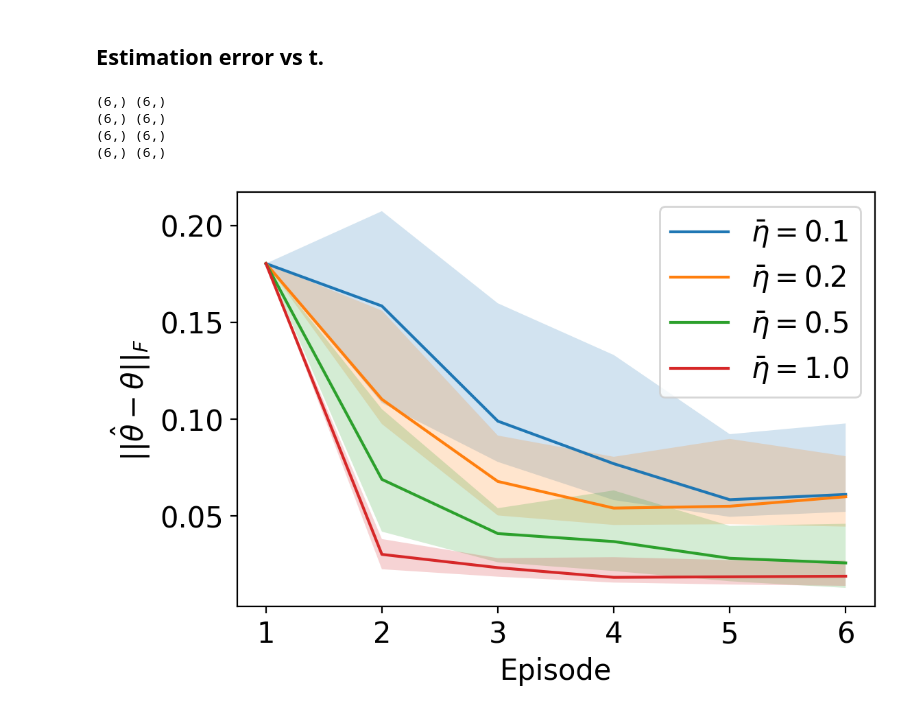
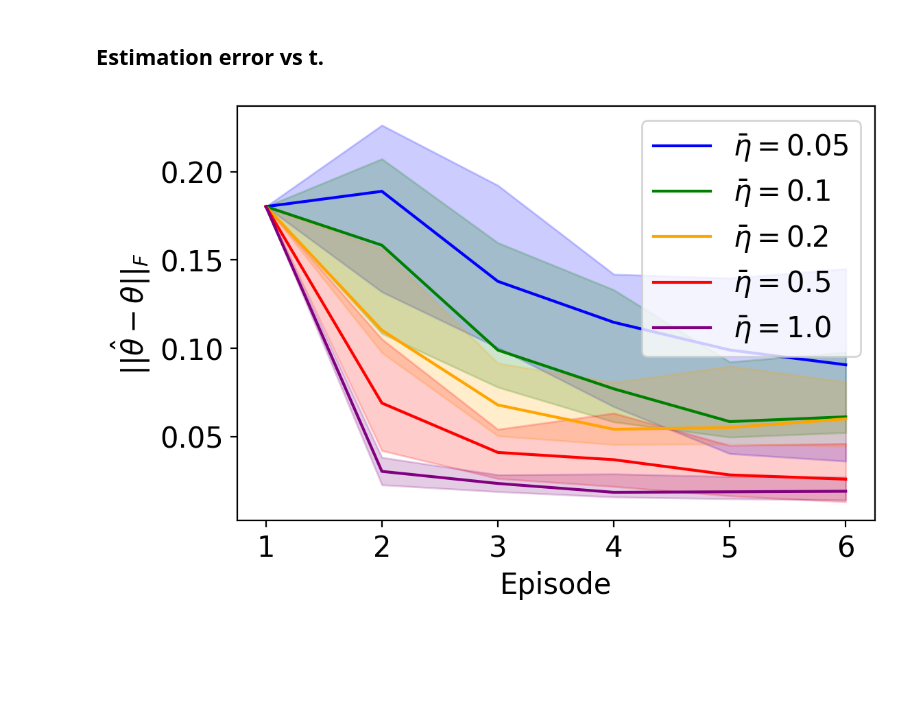
Before and after one commit to CoNG-harvard/SafeLearning, a Jupyter notebook: notebooks/Quadrotor1D/Plotting Core.ipynb, the cells around one changed output. Saved outputs shown, nothing was run; the diff lists cells and outputs as text; code cells hidden in the pictures; blank space fills up the shorter version.

```diff
--- a/notebooks/Quadrotor1D/Plotting Core.ipynb
+++ b/notebooks/Quadrotor1D/Plotting Core.ipynb
@@ -108,4 +113,4 @@ for alg in control_alg:
 
     costs[alg] = cost(Q,x_hist)+cost(R,u_hist[:,:,np.newaxis,np.newaxis])
 # %%
-data['Parameters']
+data['Parameters']['eta_bars']=etas
@@ -151,10 +160,13 @@ plt.show()
 # %%
+l_percentile = 0
+u_percentile = 90
+
 plt.figure(dpi=200)
 ax = plt.gca()
 for key,item in expected_costs.items():
     if key!='ConstrainedDAP':
-        plot_with_percentile(ax,np.cumsum(item-expected_costs['ConstrainedDAP'],axis=-1),0,90\
-                             ,indices = np.arange(item.shape[1])*50,label=key)
+        plot_with_percentile(ax,np.cumsum(item-expected_costs['ConstrainedDAP'],axis=-1),l_percentile,u_percentile\
+                             ,indices = np.arange(item.shape[1])*50,label=key,color = colors[key])
         ax.set_yscale('log')
 ax.set_ylabel('Expected Cumulative Regret')
 ax.set_xlabel(r'$t$')
@@ -168,4 +180,8 @@ plt.show()
 # %%
+l_percentile = 0
+
+u_percentile = 90
+
 plt.figure(dpi=200)
 ax = plt.gca()
 for key,item in expected_costs.items():
@@ -173,8 +189,8 @@ for key,item in expected_costs.items():
     if key!='ConstrainedDAP':
         indices = np.arange(item.shape[1])*50
 #         plot_with_errorband(ax,np.cumsum(item-expected_costs['ConstrainedDAP'],axis=-1)/(indices+1),indices = indices,label=key,stepped=False)
-        plot_with_percentile(ax,np.cumsum(item-expected_costs['ConstrainedDAP'],axis=-1)/(indices+1),0,90\
-                             ,indices = indices,label=key)
+        plot_with_percentile(ax,np.cumsum(item-expected_costs['ConstrainedDAP'],axis=-1)/(indices+1),l_percentile,u_percentile\
+                             ,indices = indices,label=key,color = colors[key])
 
         ax.set_yscale('log')
 ax.set_ylabel(r'$\frac{Expected~Cumulative~Regret}{t}$')
@@ -192,0 +229,21 @@ plt.show()
+# %%
+percentile = 100
+plt.figure(dpi=200)
+ax = plt.gca()
+for key,item in expected_costs.items():
+
+    if key!='ConstrainedDAP':
+        indices = np.arange(item.shape[1])*50
+#         plot_with_errorband(ax,np.cumsum(item-expected_costs['ConstrainedDAP'],axis=-1)/(indices+1),indices = indices,label=key,stepped=False)
+        plot_percentile(ax,np.cumsum(item-expected_costs['ConstrainedDAP'],axis=-1)/(indices+1),percentile\
+                             ,indices = indices,label=key)
+
+        ax.set_yscale('log')
+ax.set_ylabel(r'$\frac{Expected~Cumulative~Regret}{t}$')
+ax.set_xlabel(r'$t$')
+ax.set_title(r'${}$ percentile'.format(percentile))
+ax.legend()
+
+plt.tight_layout()
+plt.savefig('./figures/ExpectedRegret{}Percentile.png')
+plt.show()
@@ -245,39 +304,36 @@ plt.show()
 # %% [markdown]
 ## Estimation error vs t.
 # %%
-
+l_percentile = 25
+u_percentile = 75
 plt.figure(dpi=200)
 ax = plt.gca()
 for key,item in data.items():
 
     if key!='ConstrainedDAP' and key!='Parameters':
 
 
         thetas = [d['theta'] for d in item]
 
         As = np.array([[t[0] for t in theta_hist] for theta_hist in thetas])
         Bs = np.array([[t[1] for t in theta_hist] for theta_hist in thetas])
         # As.shape = (# trials, # refits, x_dim, x_dim)
         # Bs.shape = (# trials, # refits, x_dim, u_dim)
 
         A_diff = np.linalg.norm(As-A,'fro',axis=(-1,-2))
         B_diff = np.linalg.norm(Bs-B,'fro',axis=(-1,-2))
         theta_diff = np.sqrt(A_diff**2+B_diff**2)
 
 
 
 #         plot_with_errorband(ax,theta_diff,1+np.arange(theta_diff.shape[1],),label=r'$\bar\eta=${}'.format(name_to_eta[key]))
-        plot_with_percentile(ax,theta_diff,25,75,\
-                            1+np.arange(theta_diff.shape[1]),label=r'$\bar\eta=${}'.format(name_to_eta[key]))
+        plot_with_percentile(ax,theta_diff,l_percentile,u_percentile,\
+                            1+np.arange(theta_diff.shape[1]),label=r'$\bar\eta=${}'.format(name_to_eta[key]),color=colors[key])
         ax.set_xticks(range(1,theta_diff.shape[1]+1))
         ax.set_ylabel(r'$||\hat{\theta}-\theta||_F$')
         ax.set_xlabel(r'Episode')
         ax.legend()
 
 plt.savefig('./figures/EstimationError.png')
 # %% [output]
-(6,) (6,)
-(6,) (6,)
-(6,) (6,)
-(6,) (6,)
-[figure, old version]
+[figure, new version]
```
Also changed, not shown: parts of 12 cells of this notebook, 15 other files.
